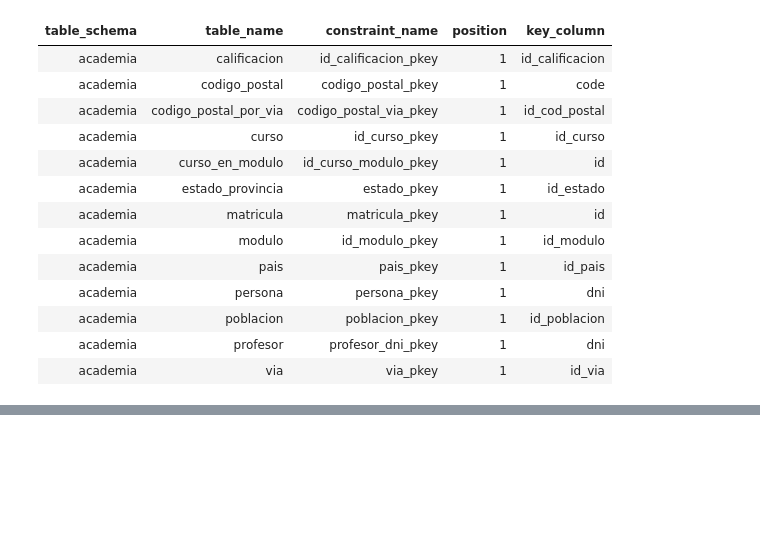
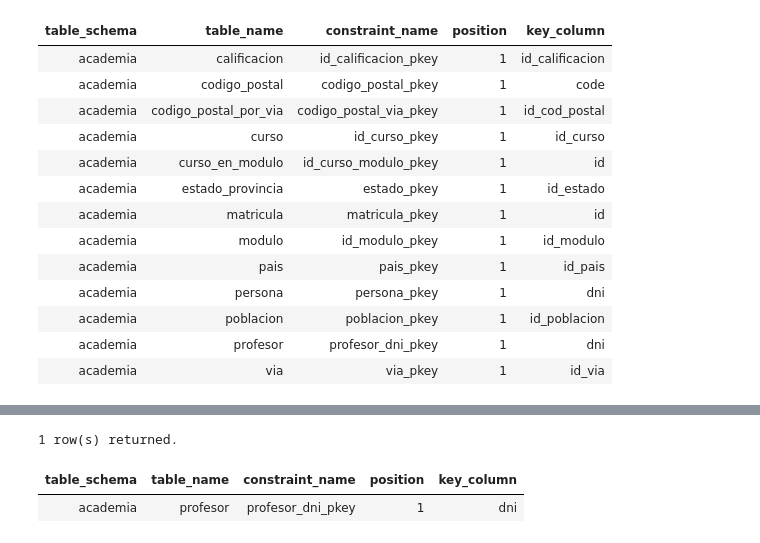
Before and after one commit to alexjust-data/FullStack06_SQL, a Jupyter notebook: 00_SEMINARIO.ipynb, the cells around one changed output, grey strips where cells are left out. Cells and saved outputs as stored; diff of their text form; code cells hidden in the pictures; blank space fills up the shorter version.

```diff
--- a/00_SEMINARIO.ipynb
+++ b/00_SEMINARIO.ipynb
@@ -256,0 +398,22 @@ ORDER BY kcu.table_schema,
+# %%
+-- miro todas las pk de la tabla persona
+SELECT kcu.table_schema,
+       kcu.table_name,
+       tco.constraint_name,
+       kcu.ordinal_position as position,
+       kcu.column_name as key_column
+FROM information_schema.table_constraints tco
+JOIN information_schema.key_column_usage kcu
+     ON kcu.constraint_name = tco.constraint_name
+     AND kcu.constraint_schema = tco.constraint_schema
+     AND kcu.constraint_name = tco.constraint_name
+WHERE tco.constraint_type = 'PRIMARY KEY'
+      AND kcu.table_schema = 'academia'
+      AND kcu.table_name = 'profesor'
+ORDER BY kcu.table_schema,
+         kcu.table_name,
+         position;
+# %% [output]
+1 row(s) returned.
+| table_schema | table_name | constraint_name | position | key_column |
+| academia | profesor | profesor_dni_pkey | 1 | dni |
```
Also changed, not shown: parts of 14 cells of this notebook.
